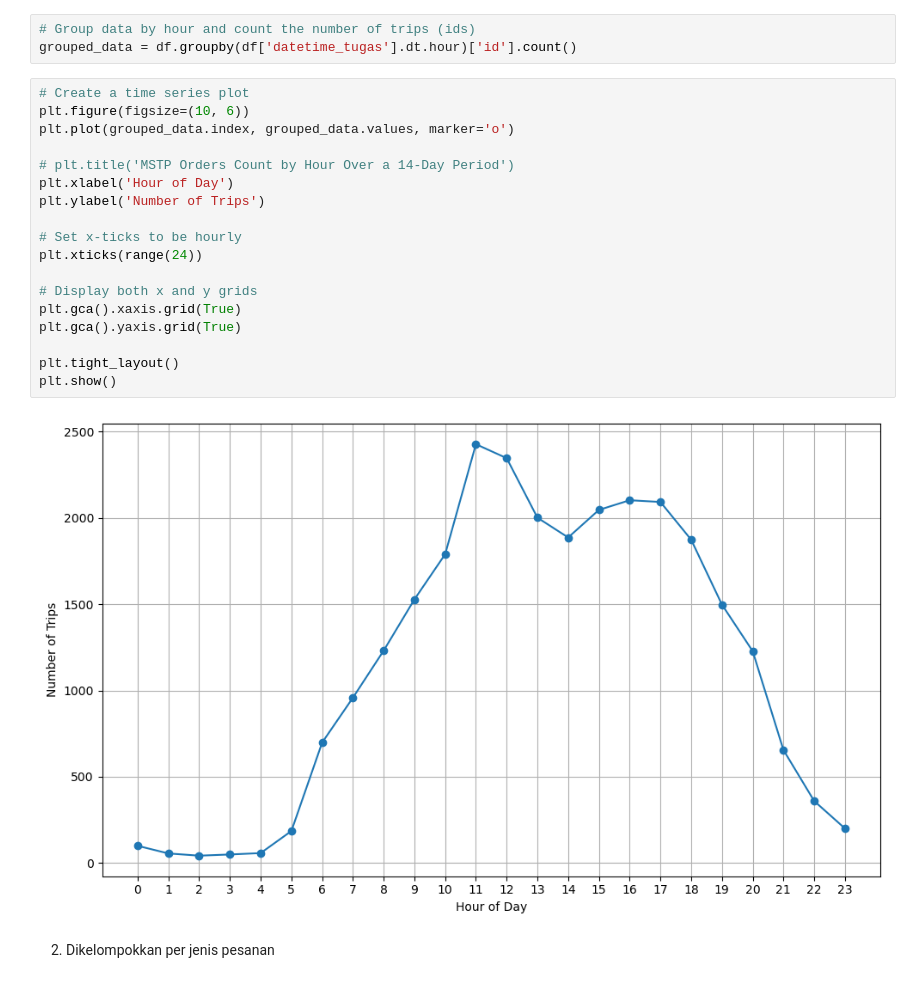
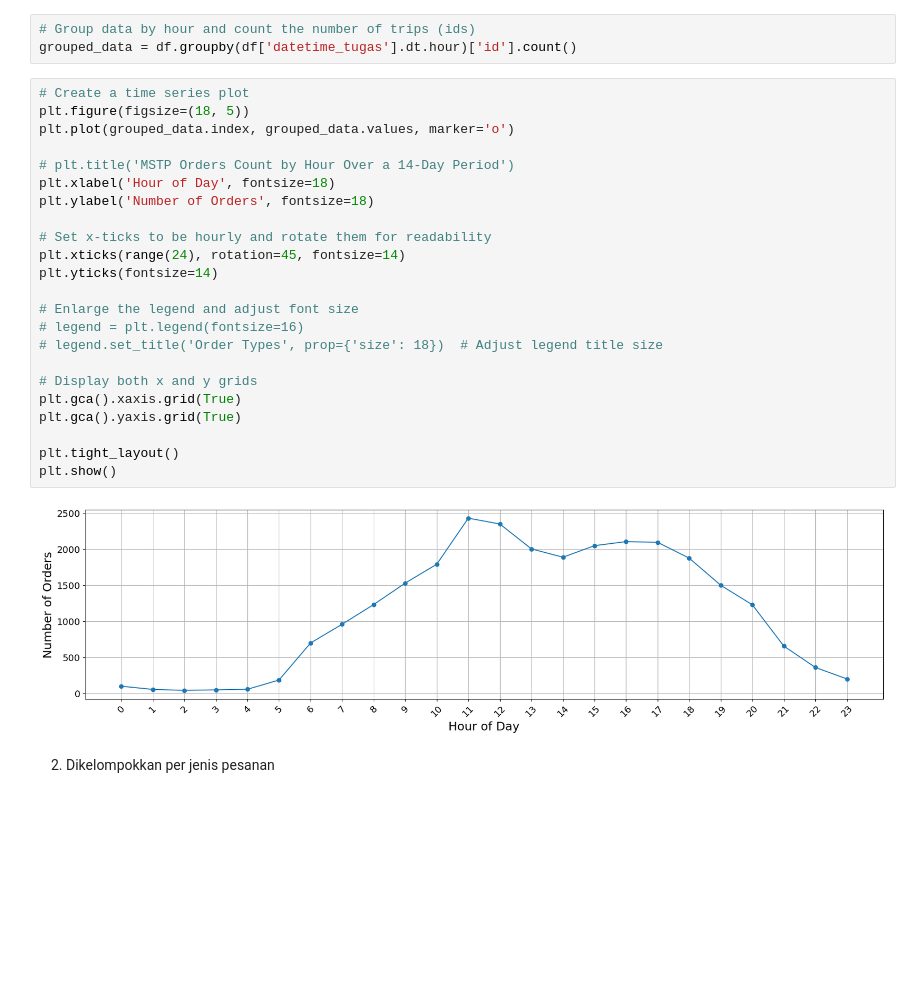
Before and after one commit to azwanazamuddin/location-choice-model, a Jupyter notebook: notebooks/eda.ipynb, the cells around one changed output. Saved outputs shown, nothing was run; the diff lists cells and outputs as text; blank space fills up the shorter version.

Commit message:
add time visualization

```diff
--- a/notebooks/eda.ipynb
+++ b/notebooks/eda.ipynb
@@ -39,24 +39,29 @@ df['datetime_tugas'] = pd.to_datetime(df['datetime_tugas'])
 grouped_data = df.groupby(df['datetime_tugas'].dt.hour)['id'].count()
 # %%
 # Create a time series plot
-plt.figure(figsize=(10, 6))
+plt.figure(figsize=(18, 5))
 plt.plot(grouped_data.index, grouped_data.values, marker='o')
 
 # plt.title('MSTP Orders Count by Hour Over a 14-Day Period')
-plt.xlabel('Hour of Day')
-plt.ylabel('Number of Trips')
+plt.xlabel('Hour of Day', fontsize=18)
+plt.ylabel('Number of Orders', fontsize=18)
 
-# Set x-ticks to be hourly
-plt.xticks(range(24))
+# Set x-ticks to be hourly and rotate them for readability
+plt.xticks(range(24), rotation=45, fontsize=14)
+plt.yticks(fontsize=14)
+
+# Enlarge the legend and adjust font size
+# legend = plt.legend(fontsize=16)
+# legend.set_title('Order Types', prop={'size': 18})  # Adjust legend title size
 
 # Display both x and y grids
 plt.gca().xaxis.grid(True)
 plt.gca().yaxis.grid(True)
 
 plt.tight_layout()
 plt.show()
 # %% [output]
-[figure, old version]
+[figure, new version]
 # %% [markdown]
 2. Dikelompokkan per jenis pesanan
 # %%
```
Also changed, not shown: parts of 12 cells of this notebook, 4 other files.
